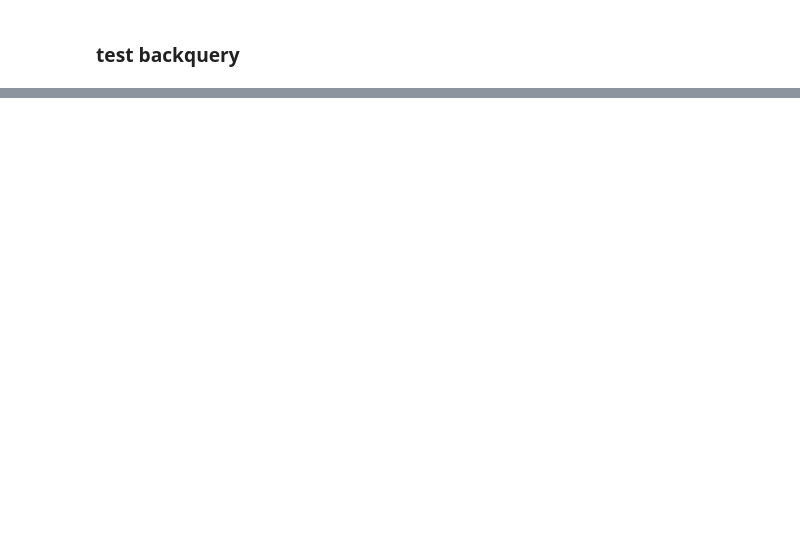
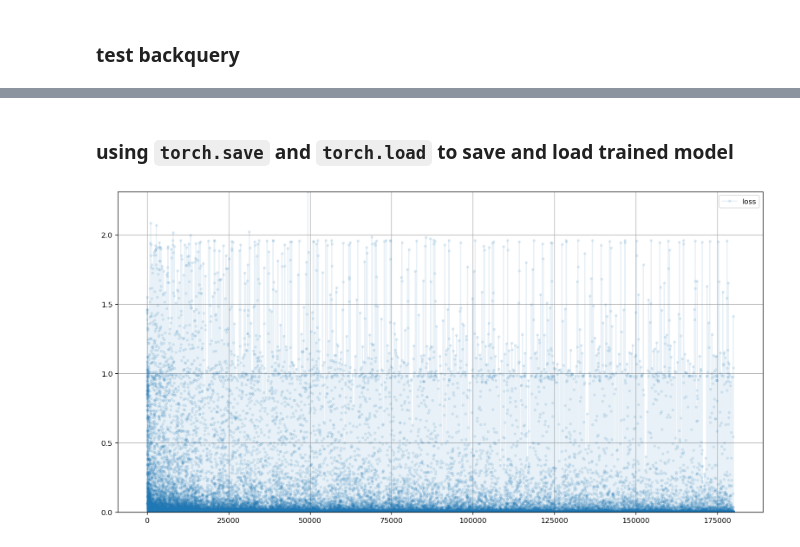
Before and after one commit to Fengzi21/makeyourownneuralnetwork, a Jupyter notebook: pytorch_neural_network_mnist_data.ipynb, the cells around one changed output, grey strips where cells are left out. Saved outputs shown, nothing was run; the diff lists cells and outputs as text; code cells hidden in the pictures; blank space fills up the shorter version.

```diff
--- a/pytorch_neural_network_mnist_data.ipynb
+++ b/pytorch_neural_network_mnist_data.ipynb
@@ -313,0 +183,2 @@ new_n.plot_progress();
+# %% [markdown]
+### using `torch.save` and `torch.load` to save and load trained model
@@ -313,0 +187,6 @@ new_n.plot_progress();
+# %%
+m = torch.load('model.pth')
+# %%
+m.plot_progress();
+# %% [output]
+[figure, added]
```
Also changed, not shown: parts of 20 cells of this notebook, 14 other files.
